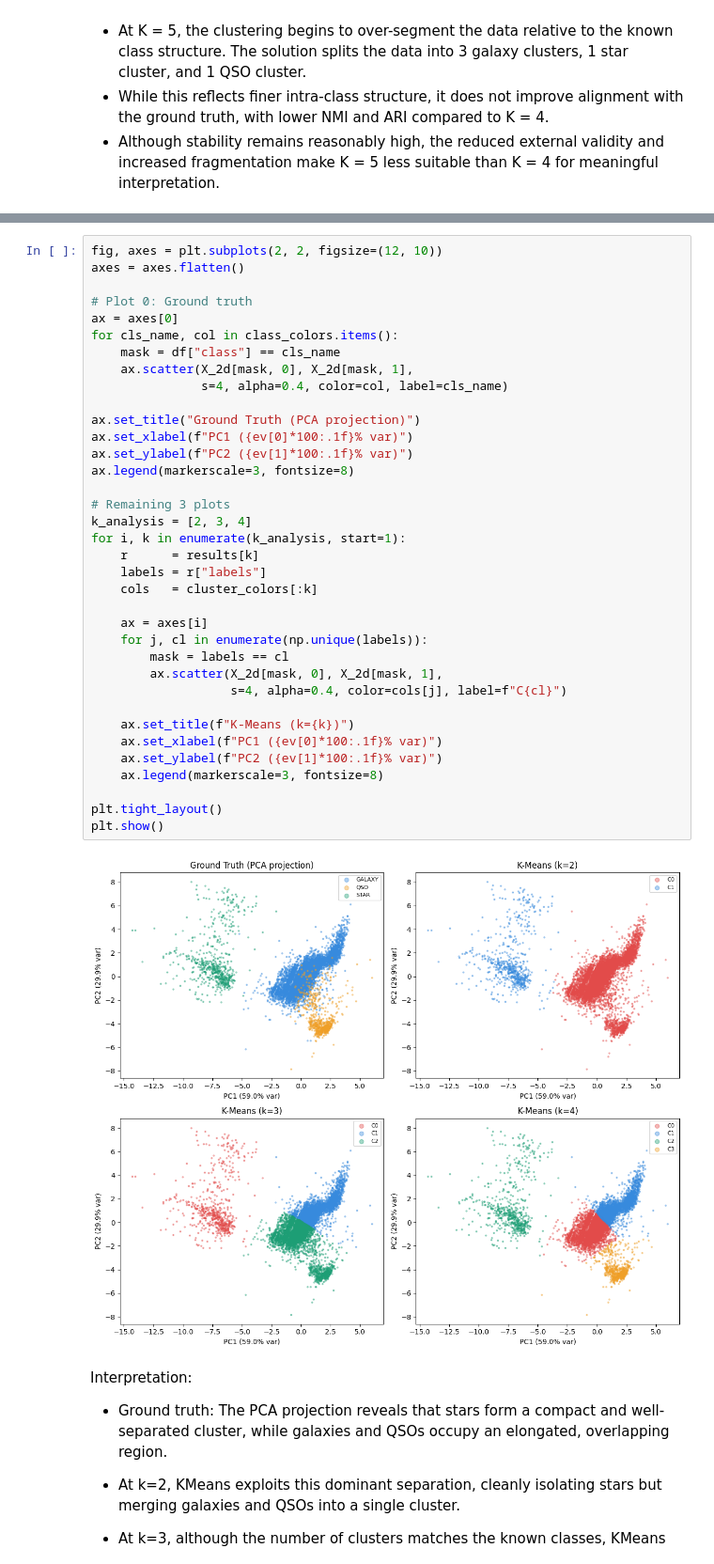
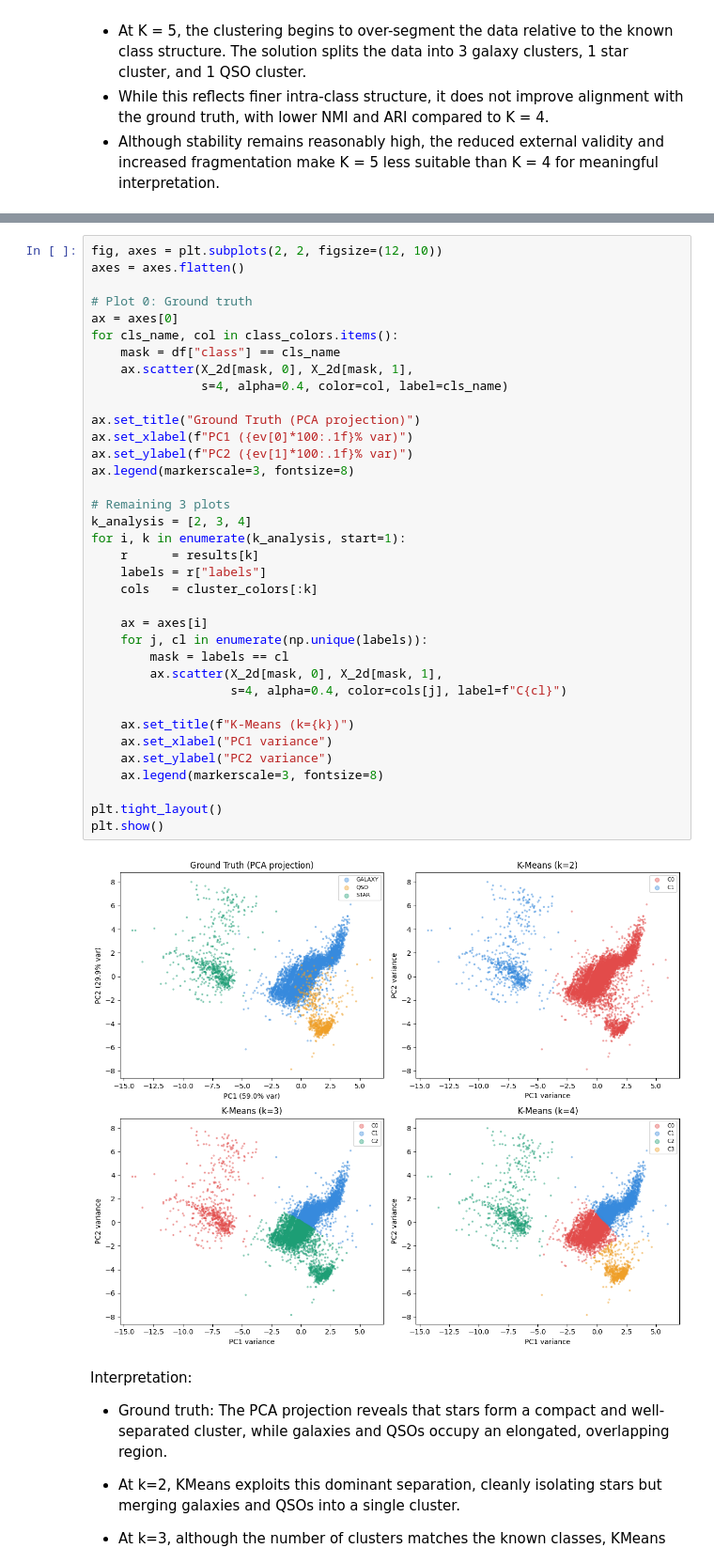
Before and after one commit to DaerenKim/IT1244-Astral-Sentiment-Analysis-Clustering, a Jupyter notebook: models_forming/1_kmeans.ipynb, the cells around one changed output, grey strips where cells are left out. Shown: that part at 94% size. Cells and saved outputs as stored; diff of their text form.

```diff
--- a/models_forming/1_kmeans.ipynb
+++ b/models_forming/1_kmeans.ipynb
@@ -237,36 +446,36 @@ axes = axes.flatten()
 ax = axes[0]
 for cls_name, col in class_colors.items():
     mask = df["class"] == cls_name
     ax.scatter(X_2d[mask, 0], X_2d[mask, 1],
                s=4, alpha=0.4, color=col, label=cls_name)
 
 ax.set_title("Ground Truth (PCA projection)")
 ax.set_xlabel(f"PC1 ({ev[0]*100:.1f}% var)")
 ax.set_ylabel(f"PC2 ({ev[1]*100:.1f}% var)")
 ax.legend(markerscale=3, fontsize=8)
 
 # Remaining 3 plots
 k_analysis = [2, 3, 4]
 for i, k in enumerate(k_analysis, start=1):
     r      = results[k]
     labels = r["labels"]
     cols   = cluster_colors[:k]
 
     ax = axes[i]
     for j, cl in enumerate(np.unique(labels)):
         mask = labels == cl
         ax.scatter(X_2d[mask, 0], X_2d[mask, 1],
                    s=4, alpha=0.4, color=cols[j], label=f"C{cl}")
 
     ax.set_title(f"K-Means (k={k})")
-    ax.set_xlabel(f"PC1 ({ev[0]*100:.1f}% var)")
-    ax.set_ylabel(f"PC2 ({ev[1]*100:.1f}% var)")
+    ax.set_xlabel("PC1 variance")
+    ax.set_ylabel("PC2 variance")
     ax.legend(markerscale=3, fontsize=8)
 
 plt.tight_layout()
 plt.show()
 # %% [output]
-[figure, old version]
+[figure, new version]
 # %% [markdown]
 Interpretation:
 
```
Also changed, not shown: parts of 15 cells of this notebook.
